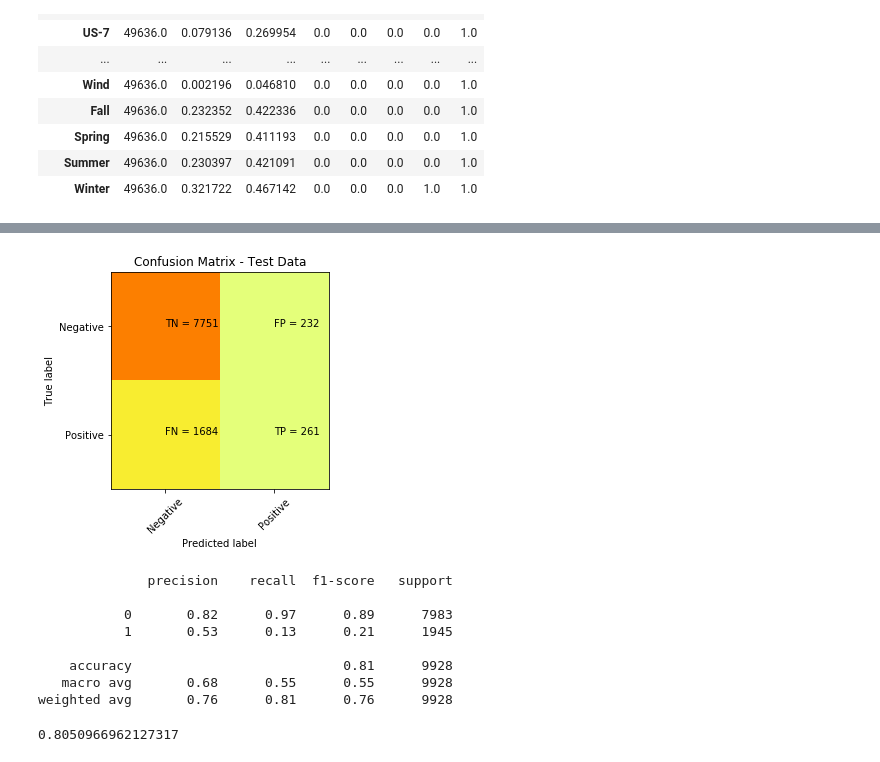
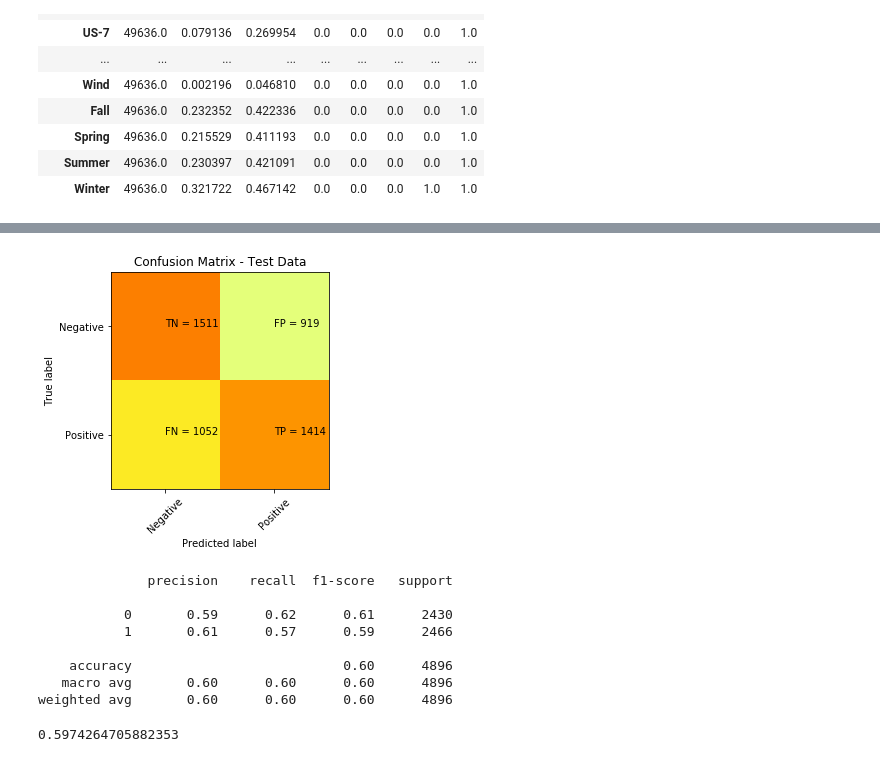
Before and after one commit to bmccxd/IST-5520-SP20-G1, a Jupyter notebook: DT_DevEnvironment.ipynb, the cells around one changed output, grey strips where cells are left out. Drawn from its saved outputs; the diff is of its cells as text; code cells hidden in the pictures.

```diff
--- a/DT_DevEnvironment.ipynb
+++ b/DT_DevEnvironment.ipynb
@@ -180,0 +197,16 @@ pca_df.describe().transpose()
+# %%
+from sklearn.utils import resample
+# Separate majority and minority classes
+df_majority = pca_df[pca_df.Injury==0]
+df_minority = pca_df[pca_df.Injury==1]
+
+# Downsample majority class
+df_majority_downsampled = resample(df_majority,
+                                 replace=False,    # sample without replacement
+                                 n_samples=9791,     # to match minority class
+                                 random_state=123) # reproducible results
+
+# Combine minority class with downsampled majority class
+df_downsampled = pd.concat([df_majority_downsampled, df_minority])
+
+df_downsampled.describe()
@@ -181,6 +224,6 @@ pca_df.describe().transpose()
 # %%
-y = pca_df['Injury']
-x = pca_df.drop(columns = ['Fatal', 'Injury'])
+y = df_downsampled['Injury']
+x = df_downsampled.drop(columns = ['Fatal', 'Injury'])
 # %%
 from sklearn.model_selection import train_test_split
 
@@ -192,22 +235,22 @@ train_y,test_y,train_x,test_x = train_test_split(y, x,
 # %%
 from sklearn import tree
 # Decision trees for classification, use entropy criterion (gini by default)
 dt = tree.DecisionTreeClassifier(max_features='sqrt')
-dt.fit(train_x, train_y)
+dt = dt.fit(train_x, train_y)
 pred_y_dt = dt.predict(test_x)
 print_cm(metrics.confusion_matrix(test_y, pred_y_dt))
 print(metrics.classification_report(test_y, pred_y_dt))
 # %% [output]
-[figure, old version]
+[figure, new version]
               precision    recall  f1-score   support
 
-           0       0.82      0.97      0.89      7983
-           1       0.53      0.13      0.21      1945
+           0       0.59      0.62      0.61      2430
+           1       0.61      0.57      0.59      2466
 
-    accuracy                           0.81      9928
-   macro avg       0.68      0.55      0.55      9928
-weighted avg       0.76      0.81      0.76      9928
+    accuracy                           0.60      4896
+   macro avg       0.60      0.60      0.60      4896
+weighted avg       0.60      0.60      0.60      4896
 # %%
 metrics.accuracy_score(test_y, pred_y_dt)
 # %% [output]
-0.8050966962127317
+0.5974264705882353
```
Also changed, not shown: parts of 14 cells of this notebook.
